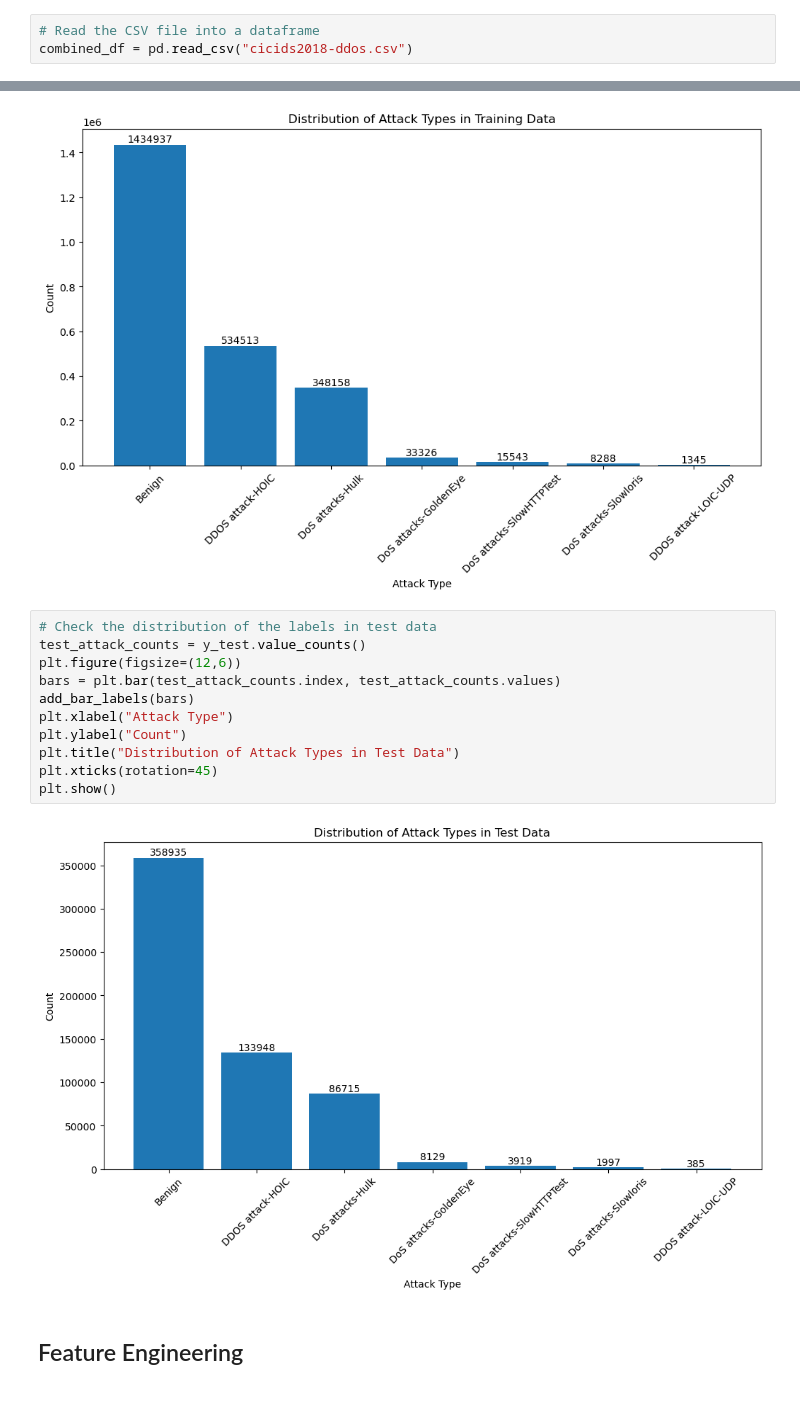
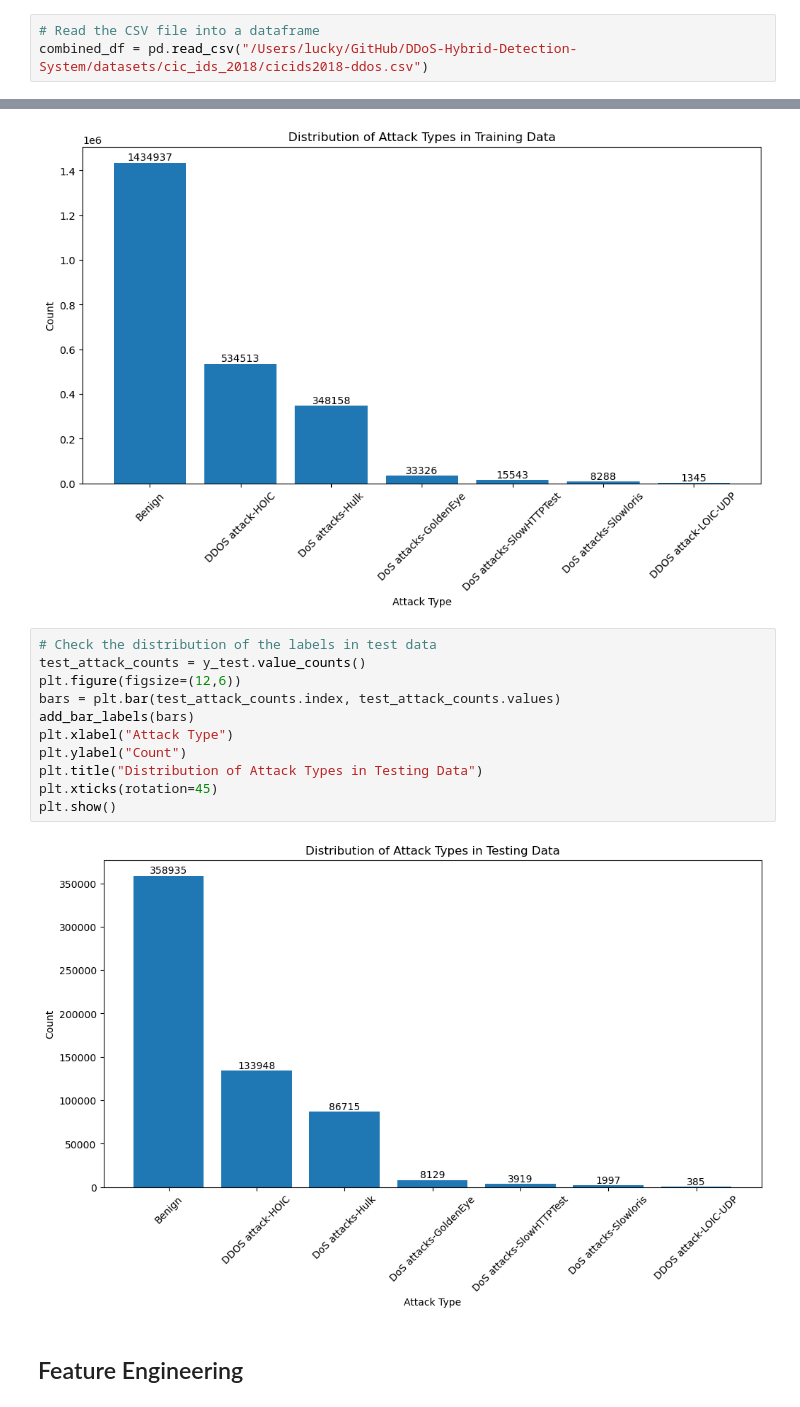
Before and after one commit to luisdavidgarcia/DDoS-Hybrid-Detection-System, a Jupyter notebook: notebooks/results_cicids2018.ipynb, the cells around one changed output, grey strips where cells are left out. Saved outputs shown, nothing was run; the diff lists cells and outputs as text.

```diff
--- a/notebooks/results_cicids2018.ipynb
+++ b/notebooks/results_cicids2018.ipynb
@@ -83,7 +83,7 @@ import tensorflow as tf
 ## Acquire Data
 # %%
 # Read the CSV file into a dataframe
-combined_df = pd.read_csv("cicids2018-ddos.csv")
+combined_df = pd.read_csv("/Users/lucky/GitHub/DDoS-Hybrid-Detection-System/datasets/cic_ids_2018/cicids2018-ddos.csv")
 # %% [markdown]
 ## Data Preprocessing
 # %%
@@ -193,16 +193,16 @@ plt.show()
 # %%
 # Check the distribution of the labels in test data
 test_attack_counts = y_test.value_counts()
 plt.figure(figsize=(12,6))
 bars = plt.bar(test_attack_counts.index, test_attack_counts.values)
 add_bar_labels(bars)
 plt.xlabel("Attack Type")
 plt.ylabel("Count")
-plt.title("Distribution of Attack Types in Test Data")
+plt.title("Distribution of Attack Types in Testing Data")
 plt.xticks(rotation=45)
 plt.show()
 # %% [output]
-[figure, old version]
+[figure, new version]
 # %% [markdown]
 ## Feature Engineering
 # %%
```
Also changed, not shown: 1 other file.
